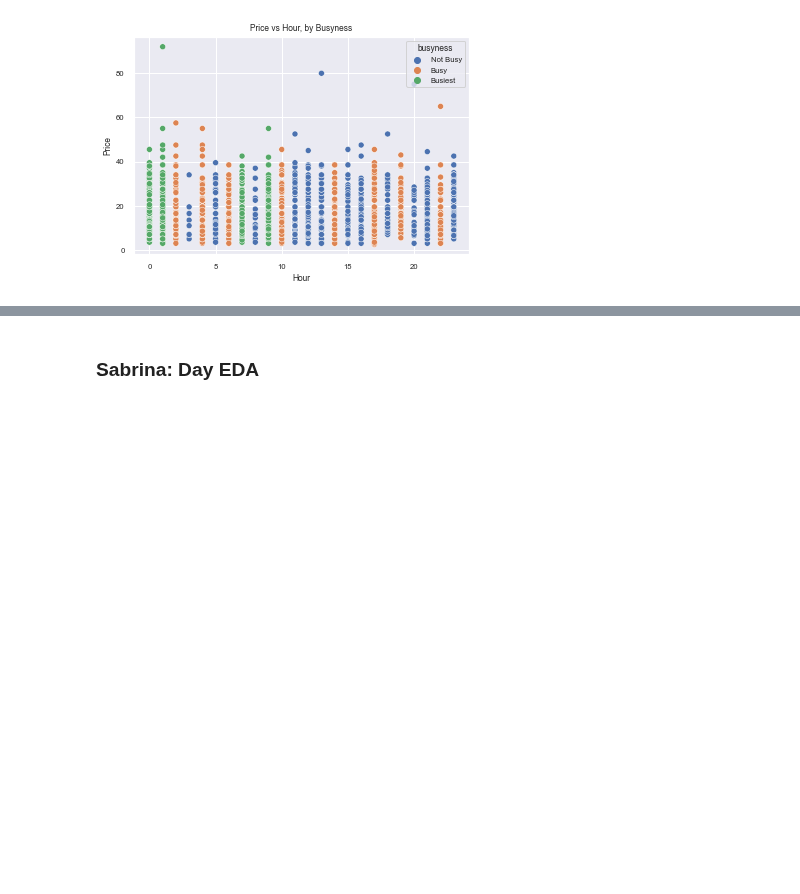
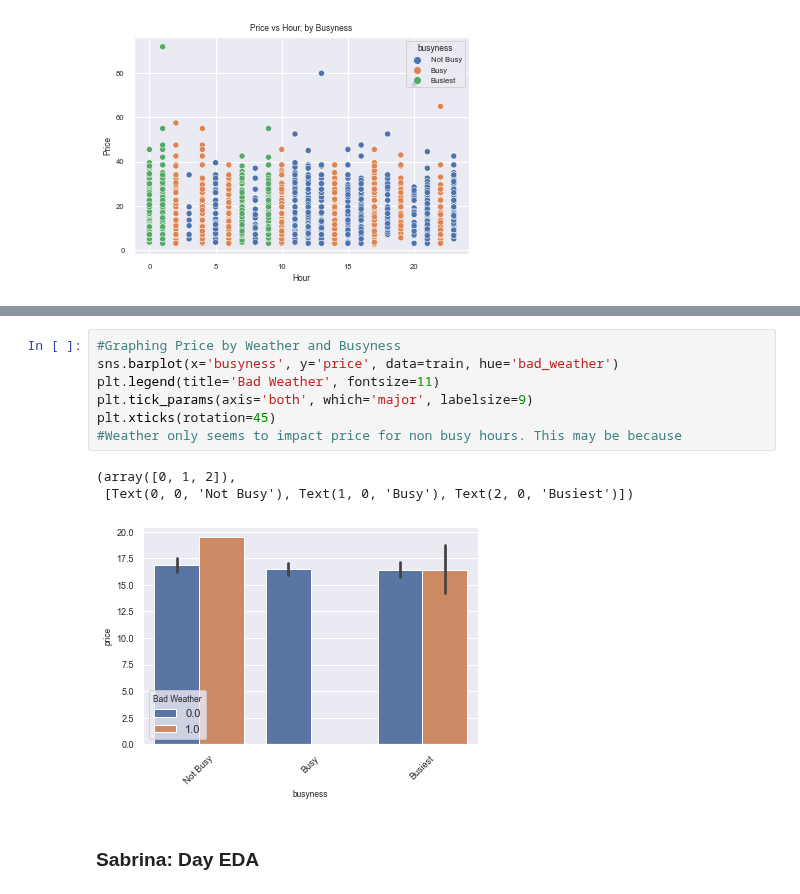
Before and after one commit to cndywu/TheYelpers, a Jupyter notebook: Project Code Template New.ipynb, the cells around one changed output, grey strips where cells are left out. Drawn from its saved outputs; the diff is of its cells as text; blank space fills up the shorter version.

```diff
--- a/Project Code Template New.ipynb
+++ b/Project Code Template New.ipynb
@@ -401,3 +402,14 @@ plt.xticks(rotation=45)
+# %%
+#Graphing Price by Weather and Busyness
+sns.barplot(x='busyness', y='price', data=train, hue='bad_weather')
+plt.legend(title='Bad Weather', fontsize=11)
+plt.tick_params(axis='both', which='major', labelsize=9)
+plt.xticks(rotation=45)
+#Weather only seems to impact price for non busy hours. This may be because
+# %% [output]
+(array([0, 1, 2]),
+ [Text(0, 0, 'Not Busy'), Text(1, 0, 'Busy'), Text(2, 0, 'Busiest')])
+[figure, added]
 # %% [markdown]
 ### Sabrina: Day EDA
 # %%
```
Also changed, not shown: parts of 2 cells of this notebook, 1 other file.
